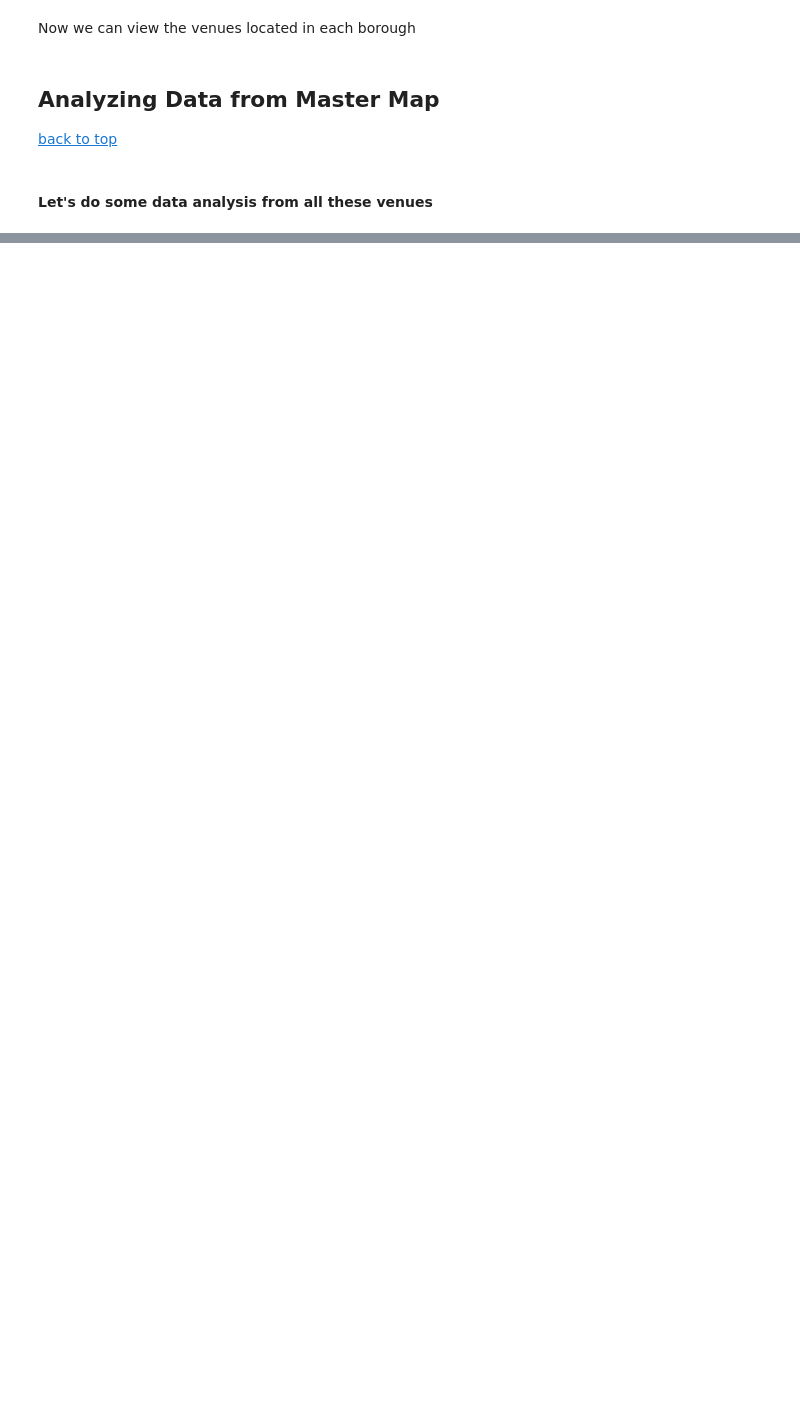
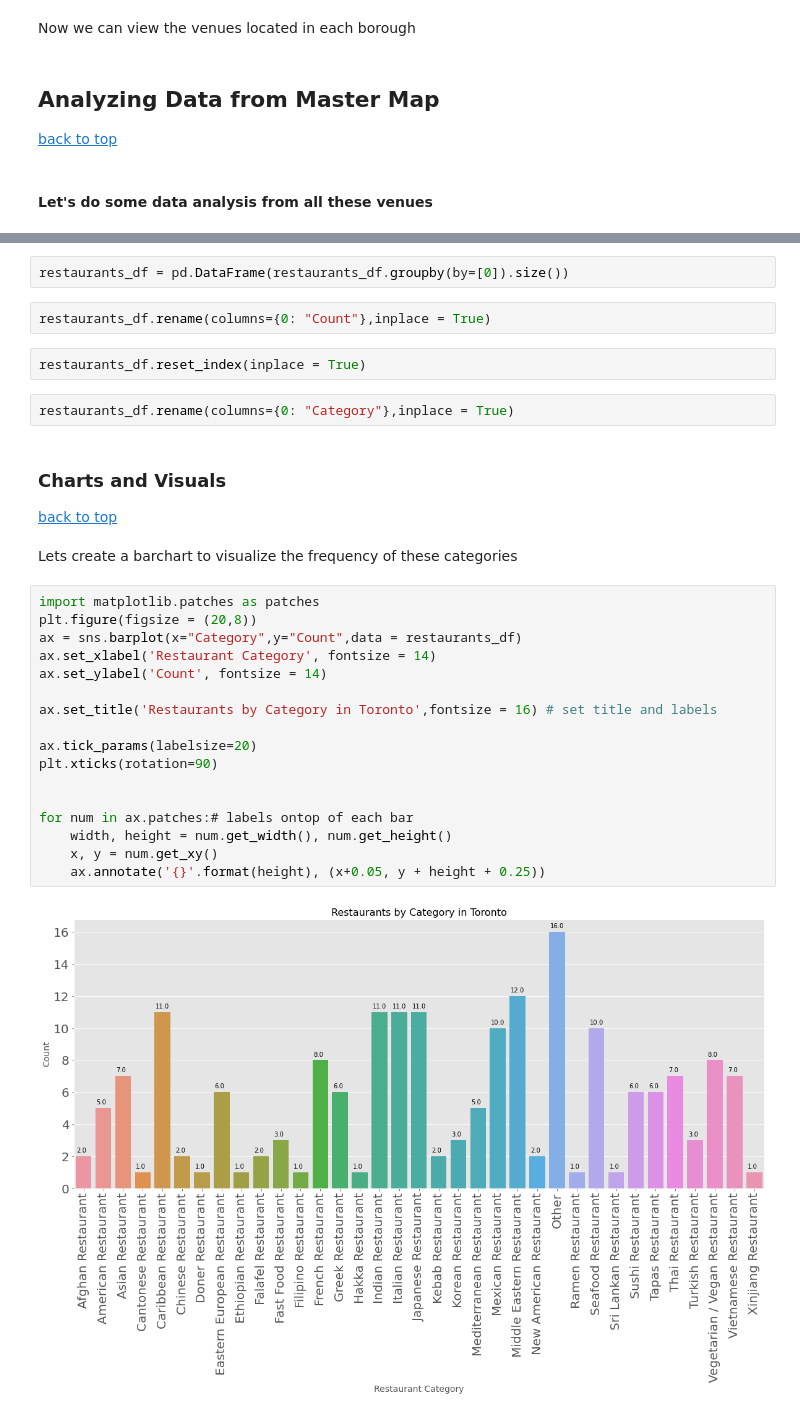
Before and after one commit to Jo-Sundaram/Coursera_Capstone, a Jupyter notebook: Capstone Dummy Notebook.ipynb, the cells around one changed output, grey strips where cells are left out. Saved outputs shown, nothing was run; the diff lists cells and outputs as text; blank space fills up the shorter version.

```diff
--- a/Capstone Dummy Notebook.ipynb
+++ b/Capstone Dummy Notebook.ipynb
@@ -550,0 +507,31 @@ Name: categories, Length: 800, dtype: object
+# %%
+restaurants_df = pd.DataFrame(restaurants_df.groupby(by=[0]).size())
+# %%
+restaurants_df.rename(columns={0: "Count"},inplace = True)
+# %%
+restaurants_df.reset_index(inplace = True)
+# %%
+restaurants_df.rename(columns={0: "Category"},inplace = True)
+# %% [markdown]
+<h3><a id = "sub item6"></a> Charts and Visuals </h3><a href = "#top">back to top</a>
+# %% [markdown]
+Lets create a barchart to visualize the frequency of these categories
+# %%
+import matplotlib.patches as patches
+plt.figure(figsize = (20,8))
+ax = sns.barplot(x="Category",y="Count",data = restaurants_df)
+ax.set_xlabel('Restaurant Category', fontsize = 14)
+ax.set_ylabel('Count', fontsize = 14)
+
+ax.set_title('Restaurants by Category in Toronto',fontsize = 16) # set title and labels
+
+ax.tick_params(labelsize=20)
+plt.xticks(rotation=90)
+
+
+for num in ax.patches:# labels ontop of each bar
+    width, height = num.get_width(), num.get_height()
+    x, y = num.get_xy()
+    ax.annotate('{}'.format(height), (x+0.05, y + height + 0.25))
+# %% [output]
+[figure, added]
```
Also changed, not shown: parts of 63 cells of this notebook.
